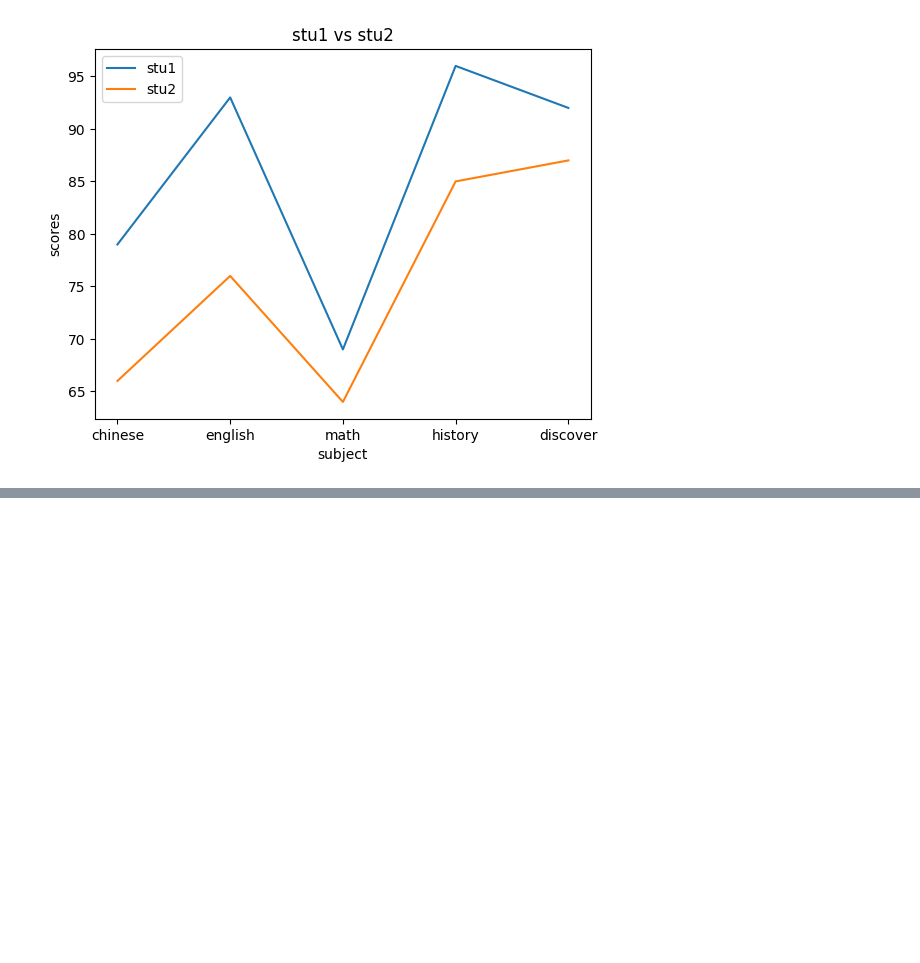
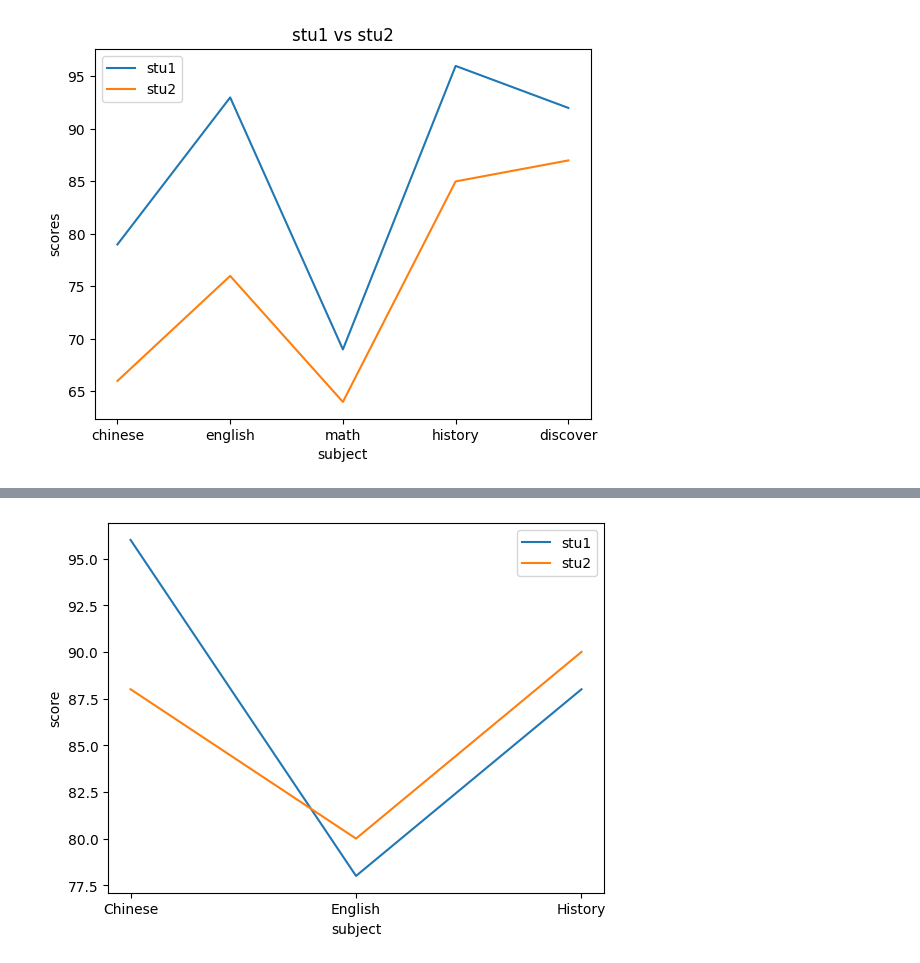
Before and after one commit to peijiun0622/_2025_peijiun, a Jupyter notebook: lesson11/lesson11_2.ipynb, the cells around one changed output, grey strips where cells are left out. Cells and saved outputs as stored; diff of their text form; code cells hidden in the pictures; blank space fills up the shorter version.

Commit message:
matplotlib圖形

```diff
--- a/lesson11/lesson11_2.ipynb
+++ b/lesson11/lesson11_2.ipynb
@@ -24,0 +83,18 @@ plt.close()
+# %%
+import numpy as np
+from numpy import ndarray
+students=np.array([[96,78,88],
+                     [88,80,90]])
+subject=['Chinese','English','History']
+import matplotlib.pyplot as plt
+figure=plt.figure()
+axes=figure.add_subplot()
+axes.plot(subject,students[0],label="stu1")
+axes.plot(subject,students[1],label="stu2")
+axes.legend()
+axes.set_xlabel("subject")
+axes.set_ylabel("score")
+plt.show()
+plt.close()
+# %% [output]
+[figure, added]
```
Also changed, not shown: parts of 1 cell of this notebook, 6 other files.
